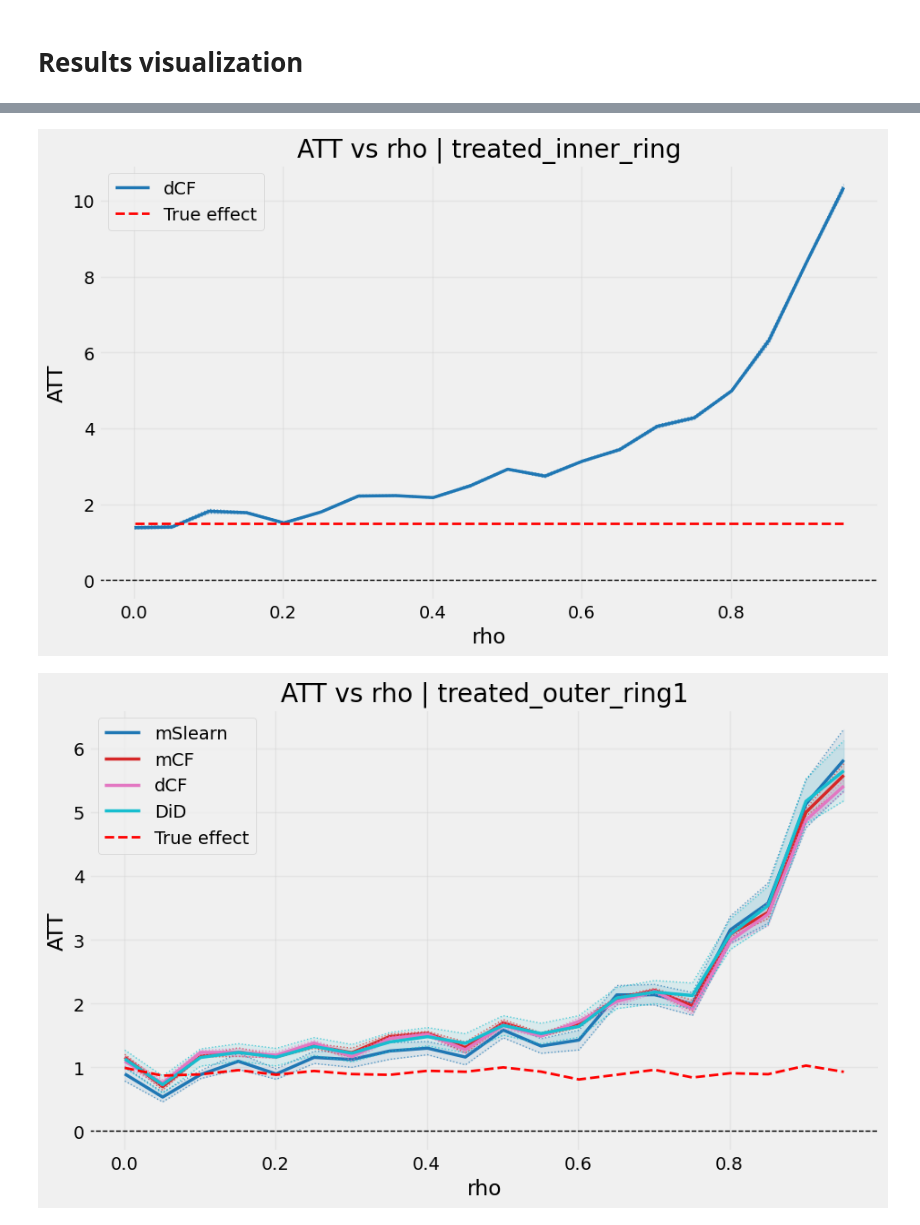
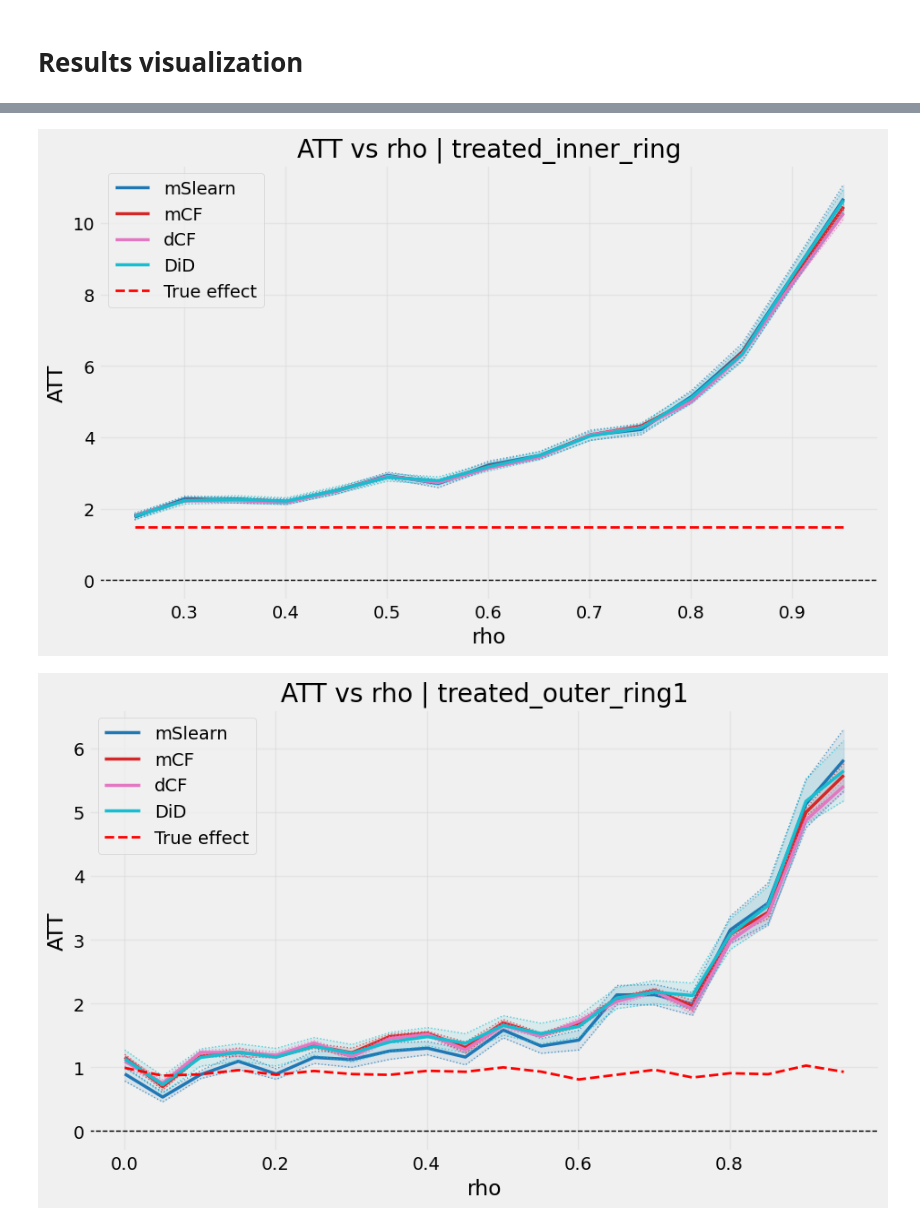
Before and after one commit to Andrew10MAIN/causal_ML_with_spilovers_of_treatment, a Jupyter notebook: 04_testing_models_on_simulated_data/testing_models_on_simulated_data_multiple_df.ipynb, the cells around one changed output, grey strips where cells are left out. Cells and saved outputs as stored; diff of their text form; code cells hidden in the pictures.

```diff
--- a/04_testing_models_on_simulated_data/testing_models_on_simulated_data_multiple_df.ipynb
+++ b/04_testing_models_on_simulated_data/testing_models_on_simulated_data_multiple_df.ipynb
@@ -104,7 +104,21 @@ replacing_dict_odr_ring = {'T':'treated_inner_ring',
                                                                           }
 # %%
 list_of_output_dfs = []
-for i in dict_of_gdfs.keys():
+for i in  [      'gdf_rho_0_251_nspred',
+                'gdf_rho_0_301_nspred',
+                'gdf_rho_0_351_nspred',
+                'gdf_rho_0_401_nspred',
+                'gdf_rho_0_451_nspred',
+                'gdf_rho_0_501_nspred',
+                'gdf_rho_0_551_nspred',
+                'gdf_rho_0_601_nspred',
+                'gdf_rho_0_651_nspred',
+                'gdf_rho_0_701_nspred',
+                'gdf_rho_0_751_nspred',
+                'gdf_rho_0_801_nspred',
+                'gdf_rho_0_851_nspred',
+                'gdf_rho_0_901_nspred',
+                'gdf_rho_0_951_nspred']:#dict_of_gdfs.keys():
 
     # =========================================================
     # 0. Data preparation
@@ -300,19 +373,19 @@ df_results
 # %%
 models = {
-    #"mSlearn": ("att_mSlearn", "se_mSlearn"),
-    #"mCF": ("att_mCF", "se_mCF"),
+    "mSlearn": ("att_mSlearn", "se_mSlearn"),
+    "mCF": ("att_mCF", "se_mCF"),
     'dCF' : ('att_dCF', 'se_dCF'),
-    #"DiD": ("att_mDiD", "se_mDiD")
+    "DiD": ("att_mDiD", "se_mDiD")
 }
 
 plot_att_by_param(
     df_results,
     param_col="rho",
     ring_value="treated_inner_ring",
     models_dict=models
 )
 # %% [output]
-[figure, old version]
+[figure, new version]
 # %%
 plot_att_by_param(
     df_results,
```
Also changed, not shown: parts of 5 cells of this notebook, 5 other files.
